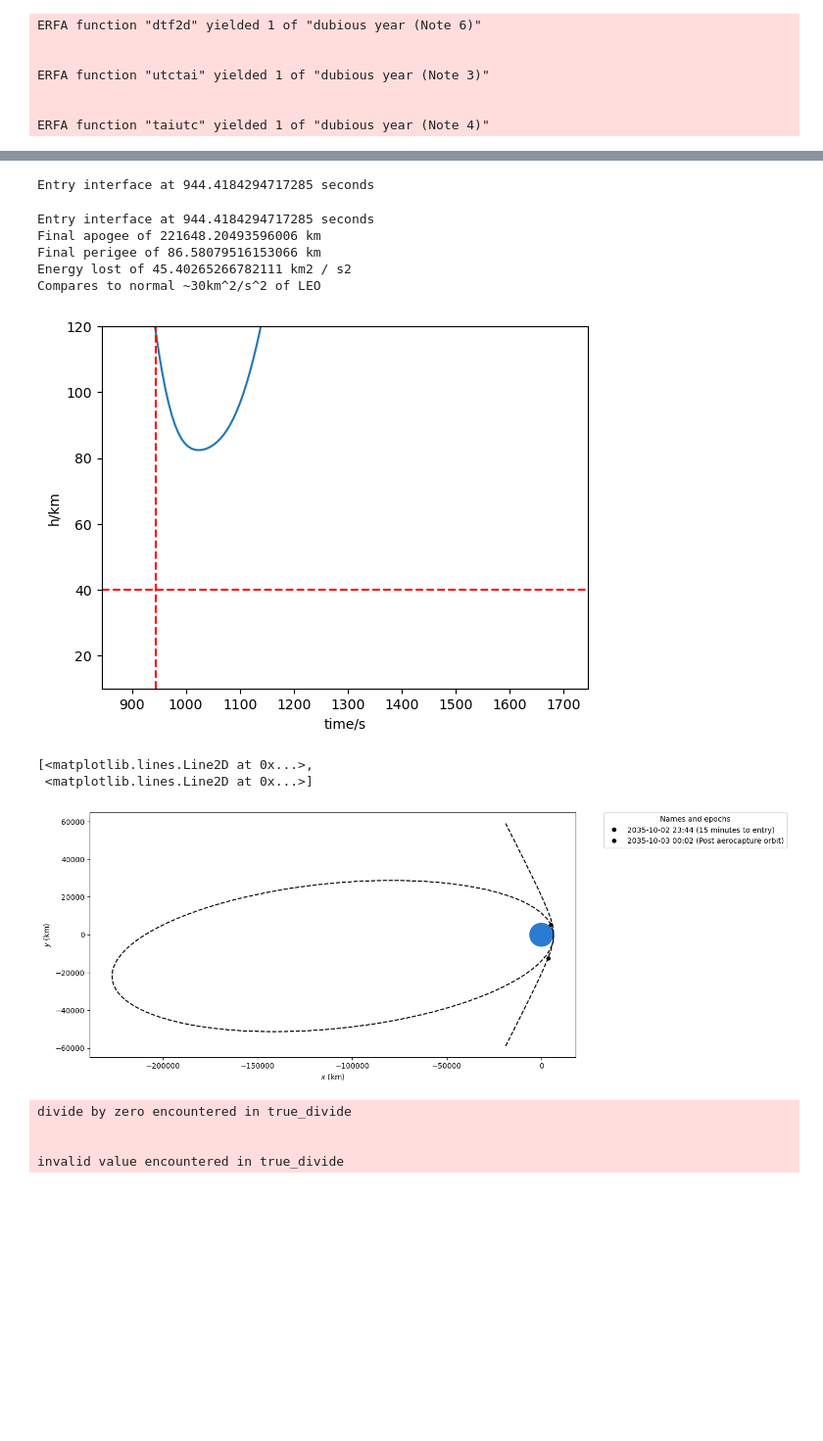
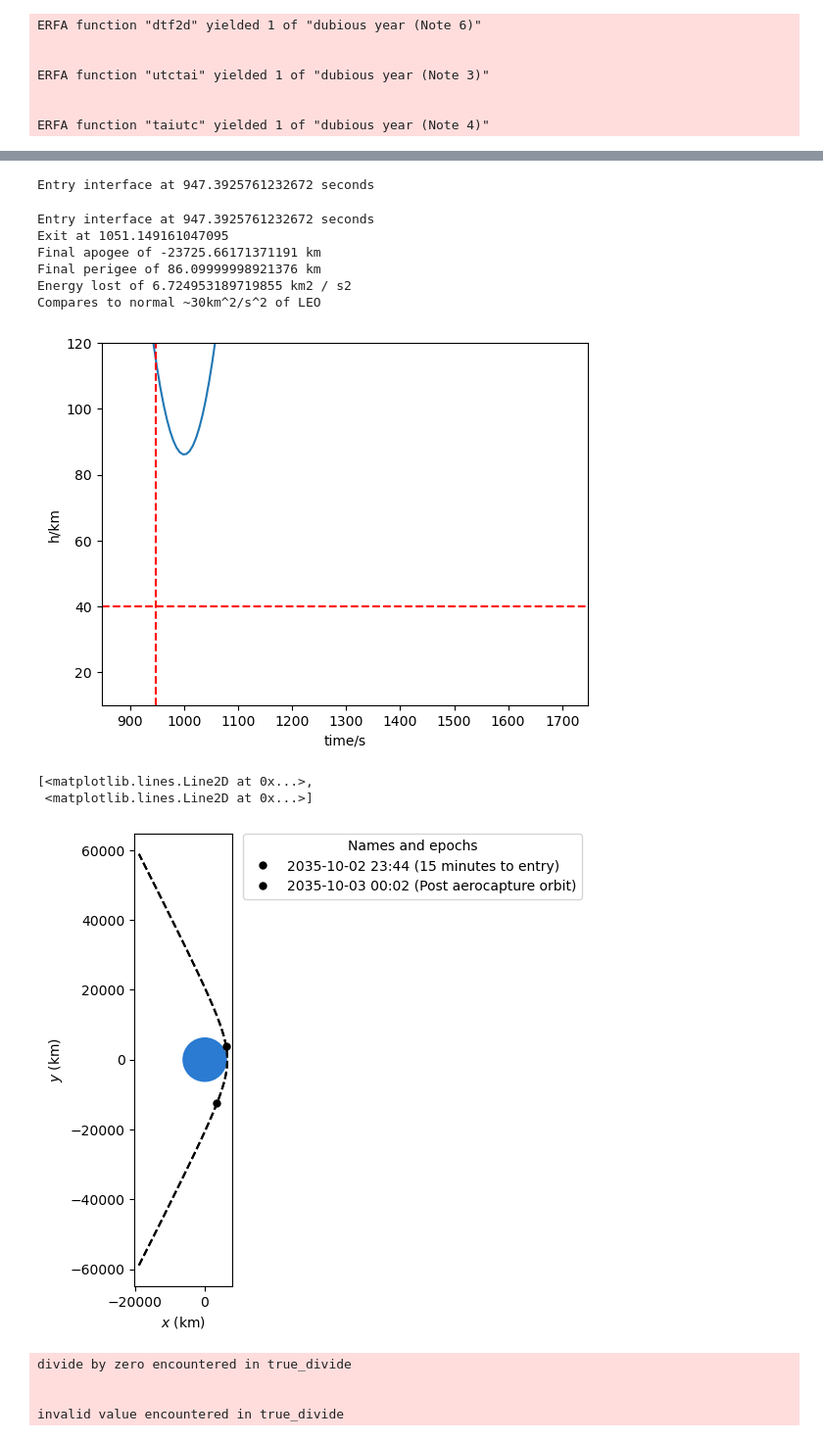
Before and after one commit to jackSN8/mars-3-months, a Jupyter notebook: hyperbolic-earth-entry.ipynb, the cells around one changed output, grey strips where cells are left out. Shown at 98% size. Saved outputs shown, nothing was run; the diff lists cells and outputs as text; code cells hidden in the pictures; blank space fills up the shorter version.

Commit message:
writing about reentry

```diff
--- a/hyperbolic-earth-entry.ipynb
+++ b/hyperbolic-earth-entry.ipynb
@@ -167,7 +167,7 @@ def reentry_accel(accel):
 
 
             #print(acc)
-            return d_factor*(drag_acc+lift_acc)
+            return 0*d_factor*(drag_acc+lift_acc)
         else:
             return 0*v
 
@@ -206,50 +206,52 @@ tofs = np.linspace(0 * u.s, prop_time.to(u.s), num=prop_total)
 #pos_spherical = c.cartesian_to_spherical(positions[:][0],positions[:][1],positions[:][2])
 pos_spherical = positions.represent_as(SphericalRepresentation)
 # %% [output]
-Entry interface at 944.4184294717285 seconds
+Entry interface at 947.3925761232672 seconds
 # %%
 if entry_interface >0:
     print(f"Entry interface at {entry_interface} seconds")
 if lithobrake_event.last_t.to(u.s)< prop_time:
     impact_time = lithobrake_event.last_t.to(u.s)
     print(f"Lithobrake event seen at {lithobrake_event.last_t.to(u.s).value} seconds")
-
+else:
+    print(f"Exit of entry regime at {reentry_time[len(reentry_time)-1]} seconds")
 
 print(f"Final apogee of {orb_fin.r_a-Earth.R}")
 print(f"Final perigee of {orb_fin.r_p-Earth.R}")
 energy_lost = 0.5*(np.linalg.norm(initial_orbit.v)**2-np.linalg.norm(orb_fin.v)**2)
 print(f"Energy lost of {energy_lost}")
 print(f"Compares to normal ~30km^2/s^2 of LEO")
 
 
 plt.ylabel("h/km")
 # plt.xlabel("distance downrange, km")
 plt.xlabel("time/s")
 #plt.axhline(impact_time)
 
 #plt.xlim(12500,14000)
 #plt.ylim(top = 100)
 plt.plot(tofs, pos_spherical.distance - Earth.R)
 plt.xlim(left=entry_interface-100,right=entry_interface+800)
 plt.axvline(x=entry_interface,color = 'r',label='entry_interface',linestyle = '--')
 plt.axhline(y=40,color = 'r',label='entry_interface',linestyle = '--')
 plt.ylim(bottom = 10,top=120)
 #plt.axvline(x=entry_interface,color = 'r',label='entry_interface')
 plt.show()
 
 final_orb_plotter = StaticOrbitPlotter()
 final_orb_plotter.plot(periapsis_orb, label="15 minutes to entry", color="k")
 final_orb_plotter.plot(orb_fin, label="Post aerocapture orbit", color="k")
 # %% [output]
-Entry interface at 944.4184294717285 seconds
-Final apogee of 221648.20493596006 km
-Final perigee of 86.58079516153066 km
-Energy lost of 45.40265266782111 km2 / s2
+Entry interface at 947.3925761232672 seconds
+Exit at 1051.149161047095
+Final apogee of -23725.66171371191 km
+Final perigee of 86.09999998921376 km
+Energy lost of 6.724953189719855 km2 / s2
 Compares to normal ~30km^2/s^2 of LEO
-[figure, old version]
+[figure, new version]
 [<matplotlib.lines.Line2D at 0x...>,
  <matplotlib.lines.Line2D at 0x...>]
-[figure, old version]
+[figure, new version]
 # %%
 #calculate the accelerations
 reentry_accs = np.diff(np.array(reentry_vel))/np.diff(np.array(reentry_time)+1)
```
Also changed, not shown: parts of 1 cell of this notebook, 4 other files.
